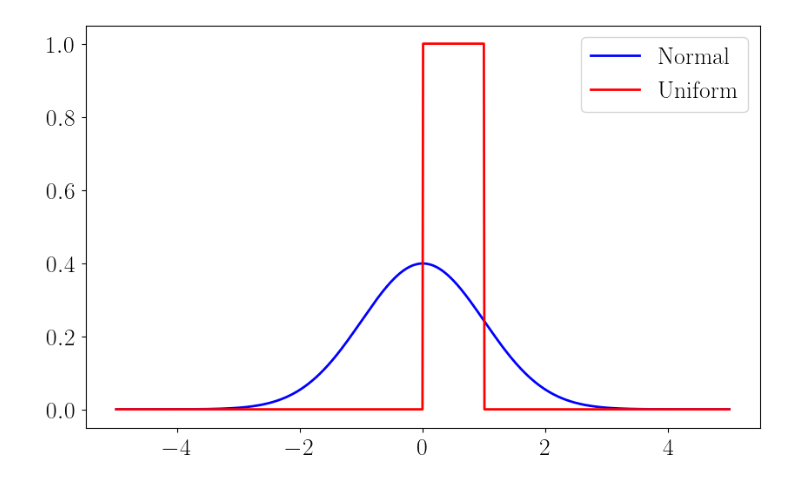
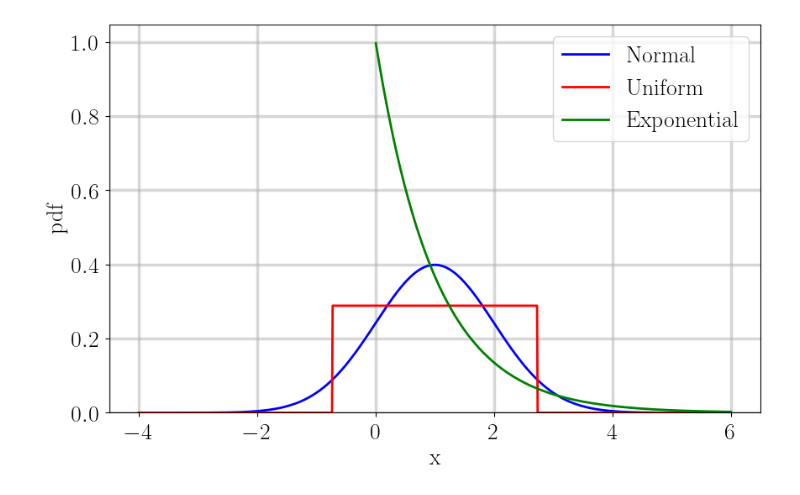
Before and after one commit to jacobf18/Dist-NN, a Jupyter notebook: generate_plots.ipynb, the cells around one changed output. Cells and saved outputs as stored; diff of their text form; code cells hidden in the pictures.

Commit message:
added plot of different dists. Fixed wasserstein regression code and the quantile function now matches the results from numpy quantile

```diff
--- a/generate_plots.ipynb
+++ b/generate_plots.ipynb
@@ -24,18 +24,26 @@ pylab.rcParams['ytick.major.pad']=5
 lss = ['--',  ':', '-.', '-', '--', '-.', ':', '-', '--', '-.', ':', '-']
 mss = ['>', 'o',  's', 'D', '>', 's', 'o', 'D', '>', 's', 'o', 'D']
 # %%
-dist1 = sp.stats.norm(loc = 0, scale = 1)
-dist2 = sp.stats.uniform(loc = 0, scale = 1)
+dist1 = sp.stats.norm(loc = 1, scale = 1)
+dist2 = sp.stats.uniform(loc = -np.sqrt(3)+1, scale = 2*np.sqrt(3))
+dist3 = sp.stats.expon(loc = 0, scale = 1)
 
-x = np.linspace(-5, 5, 1000)
+x = np.linspace(-4, 6, 1000)
 y1 = dist1.pdf(x)
 y2 = dist2.pdf(x)
+y3 = dist3.pdf(x[x > 0])
 
 fig, ax = plt.subplots(1, 1, figsize=(10, 6))
 ax.plot(x, y1, lw=2, label='Normal', color='blue')
 ax.plot(x, y2, lw=2, label='Uniform', color='red')
+ax.plot(x[x > 0], y3, lw=2, label='Exponential', color='green')
+ax.set_ylim(bottom=0)
 ax.legend()
+ax.grid(True, alpha=0.5)
+ax.set_xlabel('x')
+ax.set_ylabel('pdf')
 
+plt.savefig('distributions.pdf', bbox_inches='tight')
 plt.show()
 # %% [output]
-[figure, old version]
+[figure, new version]
```
Also changed, not shown: 1 other file.
